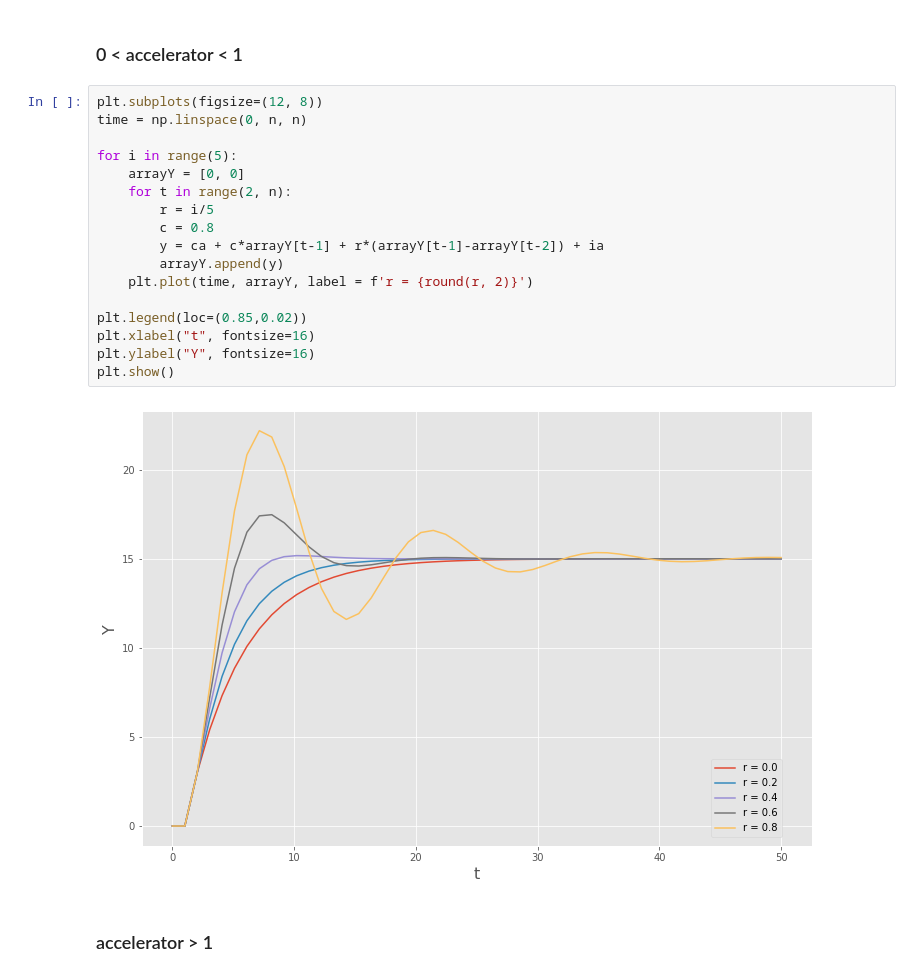
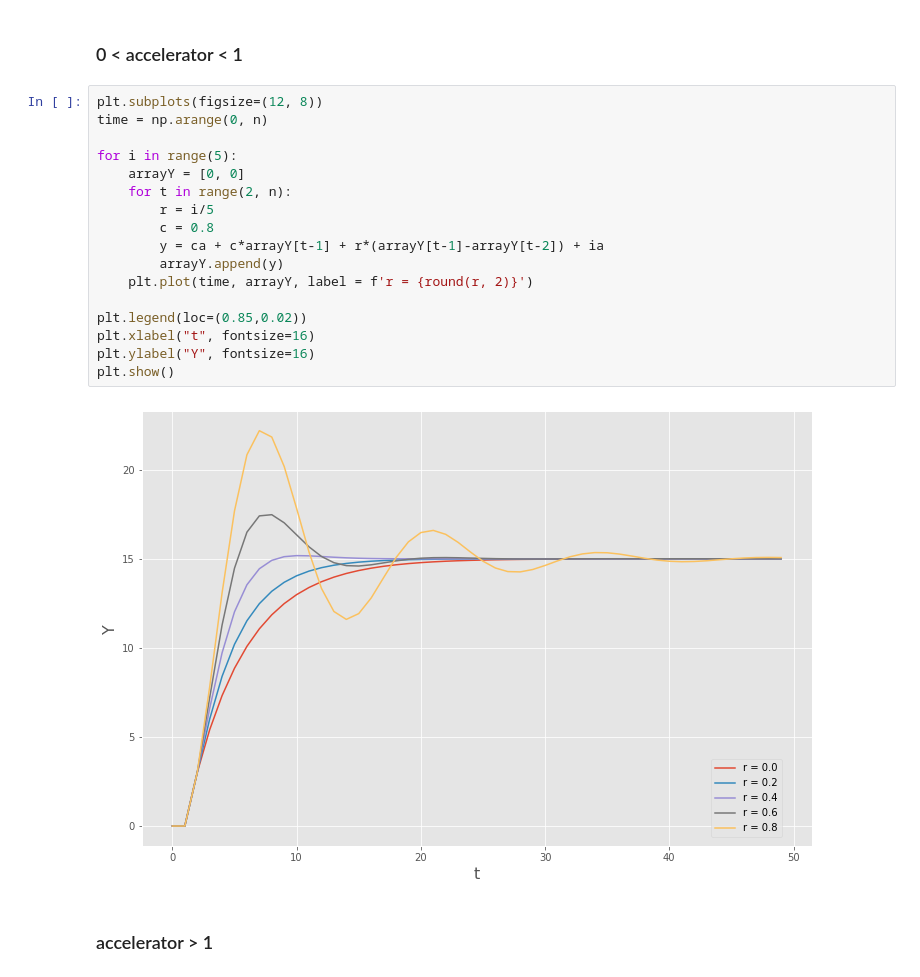
Before and after one commit to kirillzx/Math-projects, a Jupyter notebook: Mathematical_modeling/Samuelson-Hicks model.ipynb, the cells around one changed output. Cells and saved outputs as stored; diff of their text form.

```diff
--- a/Mathematical_modeling/Samuelson-Hicks model.ipynb
+++ b/Mathematical_modeling/Samuelson-Hicks model.ipynb
@@ -25,23 +26,23 @@ for t in range(2, n):
 ### 0 < accelerator < 1
 # %%
 plt.subplots(figsize=(12, 8))
-time = np.linspace(0, n, n)
+time = np.arange(0, n)
 
 for i in range(5):
     arrayY = [0, 0]
     for t in range(2, n):
         r = i/5
         c = 0.8
         y = ca + c*arrayY[t-1] + r*(arrayY[t-1]-arrayY[t-2]) + ia
         arrayY.append(y)
     plt.plot(time, arrayY, label = f'r = {round(r, 2)}')
 
 plt.legend(loc=(0.85,0.02))
 plt.xlabel("t", fontsize=16)
 plt.ylabel("Y", fontsize=16)
 plt.show()
 # %% [output]
-[figure, old version]
+[figure, new version]
 # %% [markdown]
 ### accelerator > 1
 # %%
```
Also changed, not shown: parts of 9 cells of this notebook, 1 other file.
